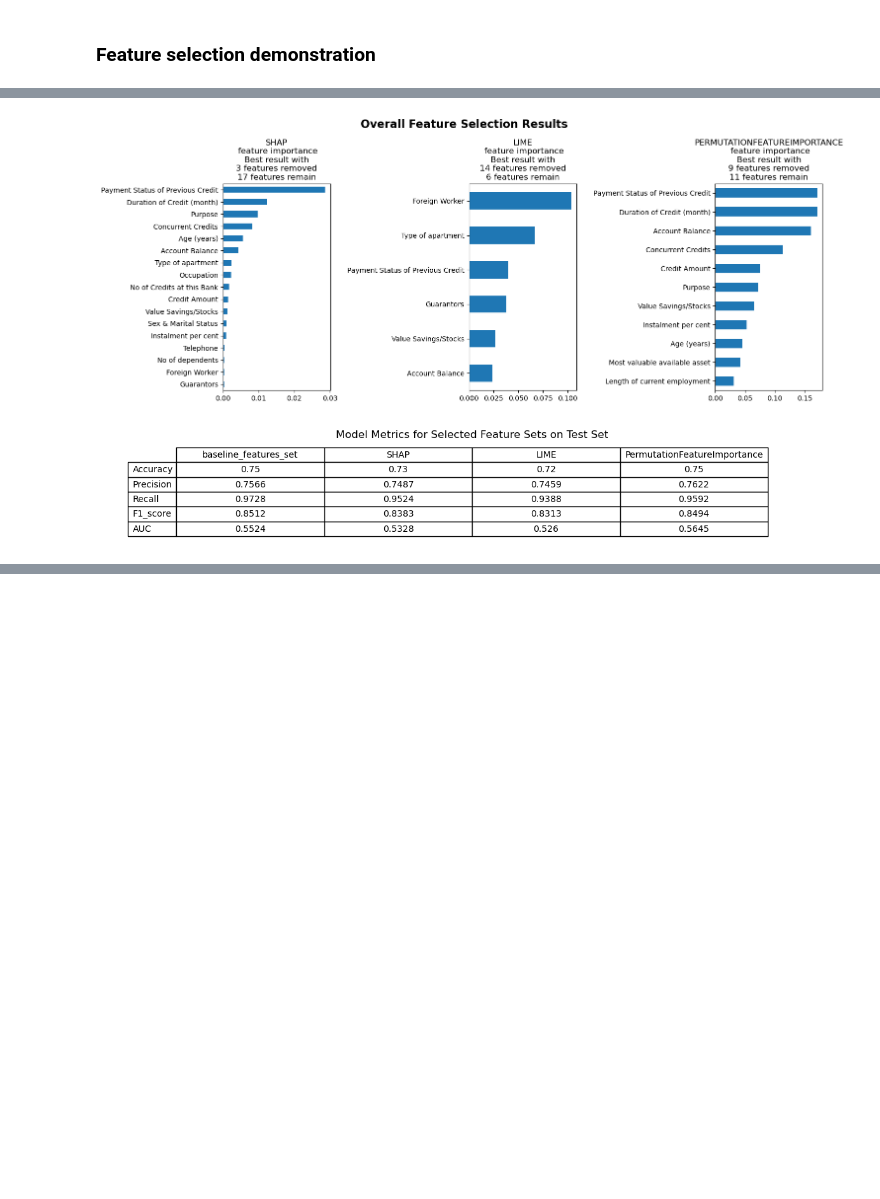
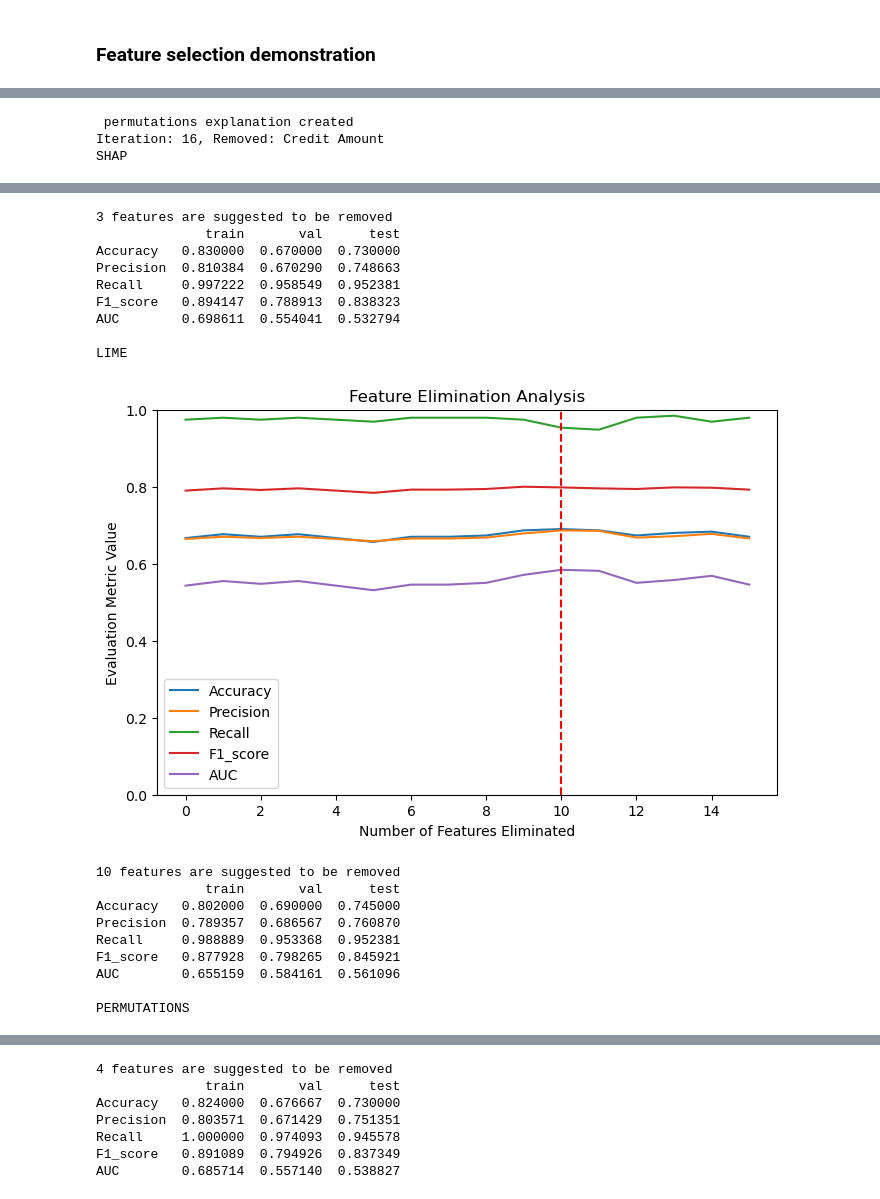
Before and after one commit to emunaran/xai-compare, a Jupyter notebook: xai_compare/comparison_tests/feature_selection_test.ipynb, the cells around one changed output, grey strips where cells are left out. Drawn from its saved outputs; the diff is of its cells as text; code cells hidden in the pictures; blank space fills up the shorter version.

```diff
--- a/xai_compare/comparison_tests/feature_selection_test.ipynb
+++ b/xai_compare/comparison_tests/feature_selection_test.ipynb
@@ -39,4 +39,4 @@ from xai_compare.datasets import german_credit
 model = RandomForestClassifier(max_depth=4, n_estimators=100, random_state=42)
 
 # create the FeatureElimination class with german_credit() dataset
-feat_elimination = FeatureElimination(model, *german_credit(), mode=MODE.CLASSIFICATION, random_state=4, verbose=False)
+feat_elimination = FeatureElimination(model, *german_credit(), mode=MODE.CLASSIFICATION, random_state=4, verbose=True)
@@ -78,6 +43,4 @@ dtype: float64
-# %%
-# * print the final score- this is the score over the test set.
-feat_elimination.comparison_report()
-# %% [output]
-[figure, removed]
-[figure, removed]
+# %%
+feat_elimination.apply()
+feat_elimination.display()
+# %% [output]
@@ -83,0 +98,3 @@ feat_elimination.comparison_report()
+ permutations explanation created
+Iteration: 16, Removed: Credit Amount
+SHAP
@@ -83,0 +102,19 @@ feat_elimination.comparison_report()
+3 features are suggested to be removed
+              train       val      test
+Accuracy   0.830000  0.670000  0.730000
+Precision  0.810384  0.670290  0.748663
+Recall     0.997222  0.958549  0.952381
+F1_score   0.894147  0.788913  0.838323
+AUC        0.698611  0.554041  0.532794
+
+LIME
+[figure, added]
+10 features are suggested to be removed
+              train       val      test
+Accuracy   0.802000  0.690000  0.745000
+Precision  0.789357  0.686567  0.760870
+Recall     0.988889  0.953368  0.952381
+F1_score   0.877928  0.798265  0.845921
+AUC        0.655159  0.584161  0.561096
+
+PERMUTATIONS
@@ -83,0 +122,7 @@ feat_elimination.comparison_report()
+4 features are suggested to be removed
+              train       val      test
+Accuracy   0.824000  0.676667  0.730000
+Precision  0.803571  0.671429  0.751351
+Recall     1.000000  0.974093  0.945578
+F1_score   0.891089  0.794926  0.837349
+AUC        0.685714  0.557140  0.538827
```
Also changed, not shown: parts of 2 cells of this notebook, 1 other file.
